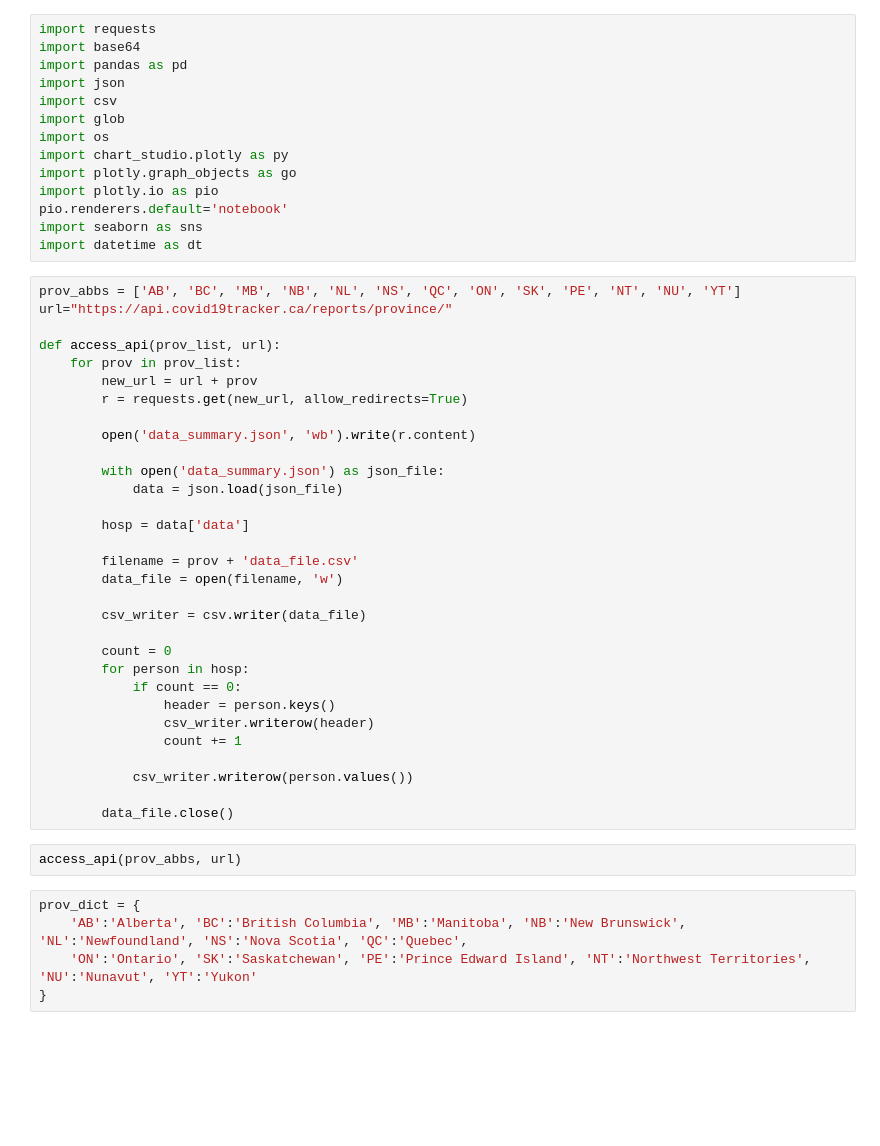
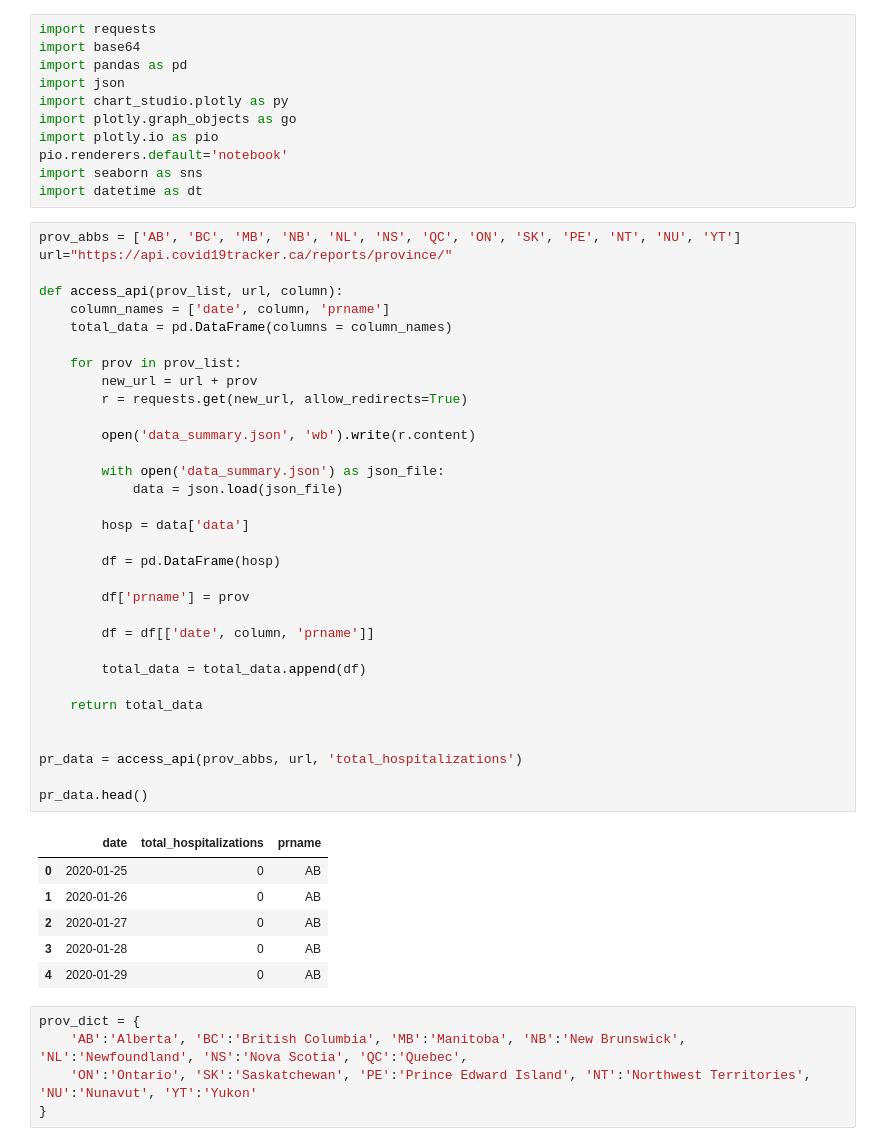
Before and after one commit to eringill/COVID_dashboard_reboot, a Jupyter notebook: wrangling_scripts/COVID19tracker.ipynb, the cells around one changed output. Drawn from its saved outputs; the diff is of its cells as text; blank space fills up the shorter version.

```diff
--- a/wrangling_scripts/COVID19tracker.ipynb
+++ b/wrangling_scripts/COVID19tracker.ipynb
@@ -3,9 +3,6 @@ import requests
 import base64
 import pandas as pd
 import json
-import csv
-import glob
-import os
 import chart_studio.plotly as py
 import plotly.graph_objects as go
 import plotly.io as pio
@@ -15,36 +12,43 @@ import datetime as dt
 # %%
 prov_abbs = ['AB', 'BC', 'MB', 'NB', 'NL', 'NS', 'QC', 'ON', 'SK', 'PE', 'NT', 'NU', 'YT']
 url="https://api.covid19tracker.ca/reports/province/"
 
-def access_api(prov_list, url):
+def access_api(prov_list, url, column):
+    column_names = ['date', column, 'prname']
+    total_data = pd.DataFrame(columns = column_names)
+
     for prov in prov_list:
         new_url = url + prov
         r = requests.get(new_url, allow_redirects=True)
 
         open('data_summary.json', 'wb').write(r.content)
 
         with open('data_summary.json') as json_file:
             data = json.load(json_file)
 
         hosp = data['data']
 
-        filename = prov + 'data_file.csv'
-        data_file = open(filename, 'w')
+        df = pd.DataFrame(hosp)
 
-        csv_writer = csv.writer(data_file)
+        df['prname'] = prov
 
-        count = 0
-        for person in hosp:
-            if count == 0:
-                header = person.keys()
-                csv_writer.writerow(header)
-                count += 1
+        df = df[['date', column, 'prname']]
 
-            csv_writer.writerow(person.values())
+        total_data = total_data.append(df)
 
-        data_file.close()
+    return total_data
+
+
+pr_data = access_api(prov_abbs, url, 'total_hospitalizations')
+
+pr_data.head()
+# %% [output]
+|  | date | total_hospitalizations | prname |
+| 0 | 2020-01-25 | 0 | AB |
+| 1 | 2020-01-26 | 0 | AB |
+| 2 | 2020-01-27 | 0 | AB |
+| 3 | 2020-01-28 | 0 | AB |
+| 4 | 2020-01-29 | 0 | AB |
-# %%
-access_api(prov_abbs, url)
 # %%
 prov_dict = {
     'AB':'Alberta', 'BC':'British Columbia', 'MB':'Manitoba', 'NB':'New Brunswick', 'NL':'Newfoundland', 'NS':'Nova Scotia', 'QC':'Quebec',
```
Also changed, not shown: parts of 3 cells of this notebook, 14 other files.
